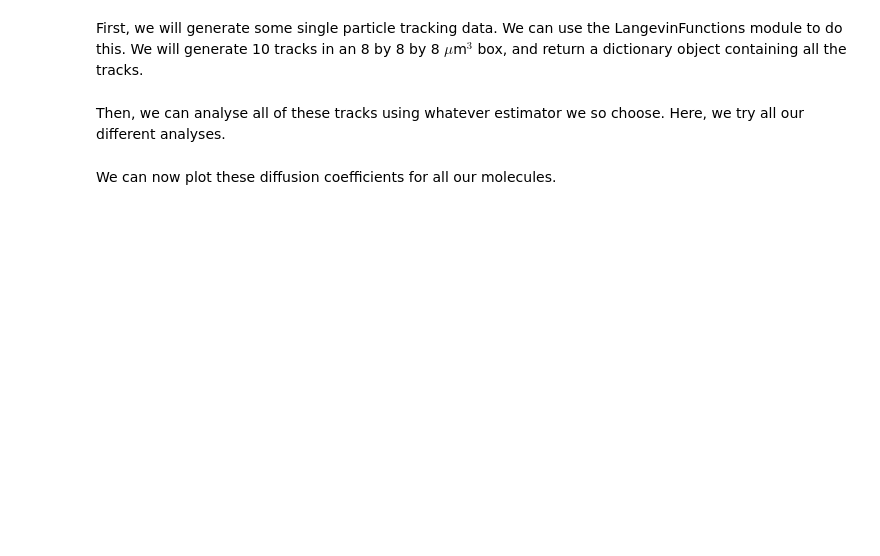
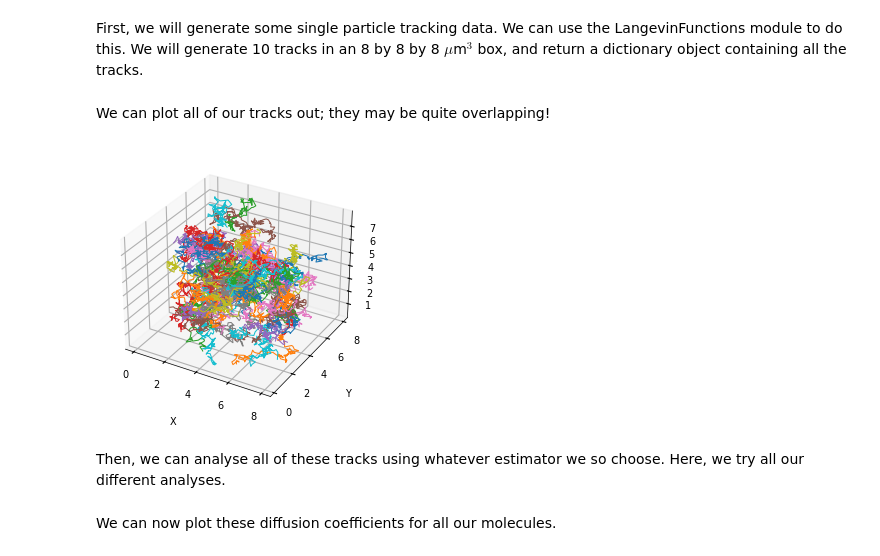
Before and after one commit to TheLeeLab/pyDiffusion_LeeLab, a Jupyter notebook: Example_MultiTrack_Simulation.ipynb, the cells around one changed output. Drawn from its saved outputs; the diff is of its cells as text; code cells hidden in the pictures; blank space fills up the shorter version.

Commit message:
Added plot for tracks, added Kusumi plot

```diff
--- a/Example_MultiTrack_Simulation.ipynb
+++ b/Example_MultiTrack_Simulation.ipynb
@@ -47,7 +47,7 @@ We will generate 10 tracks in an 8 by 8 by 8 $\mu$m$^3$ box, and return a dictio
         """
 
 N = 100; # number of data points in our track
-DT = 1 # diffusion coefficient
+DT = 0.1 # diffusion coefficient
 dT = 100e-3 # timestep
 sigma0 = 0.05 # 50 nm localisation precision
 s0 = 0.25 # 250 nm psf
@@ -60,6 +60,16 @@ coordinates_dict = LF_F.MultiBrownianTrans_Volume(DT, N, n_d, dT, dT, sigma0, s0
                                   n_molecules=n_molecules, volume=volume,
                                   bleach_probability=bleach_probability,
                                   R=1./6, min_track_length=10)
+# %% [markdown]
+We can plot all of our tracks out; they may be quite overlapping!
+# %%
+fig, ax = plots.one_column_plot(threedim=True)
+
+ax = plots.multi3Dtrack_plot(ax, coordinates_dict, xaxislabel='X', yaxislabel='Y', zaxislabel='Z')
+
+plt.show()
+# %% [output]
+[figure, added]
 # %% [markdown]
 Then, we can analyse all of these tracks using whatever estimator we so choose. Here, we try all our different analyses.
 # %%
```
Also changed, not shown: parts of 3 cells of this notebook, 3 other files.
